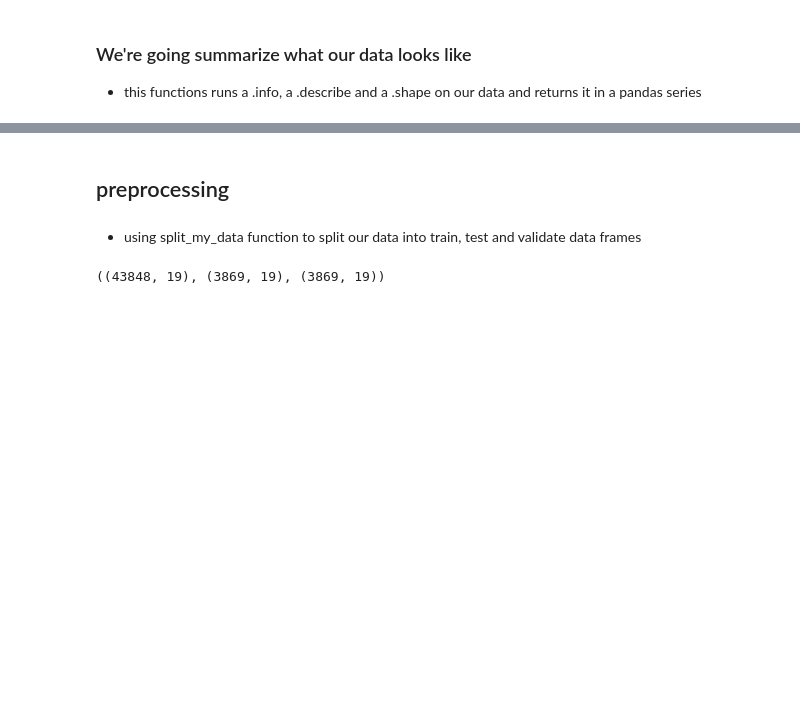
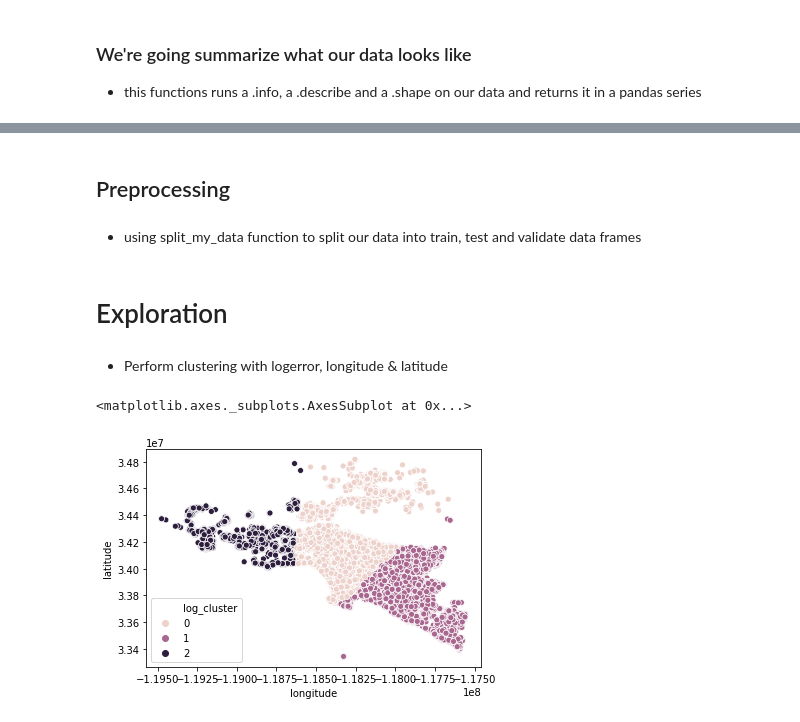
Before and after one commit to JD-Consulting/Zillow-Clustering, a Jupyter notebook: official_scratchpad.ipynb, the cells around one changed output, grey strips where cells are left out. Cells and saved outputs as stored; diff of their text form; code cells hidden in the pictures; blank space fills up the shorter version.

```diff
--- a/official_scratchpad.ipynb
+++ b/official_scratchpad.ipynb
@@ -39,3 +44,5 @@ Data has been acquired
+# %%
+df = zillow_single_unit_prop(df)
 # %% [markdown]
 - our data_prep function removes any column missing 50% or more of their data as well as any row missing up to 75% of it's data (*We didn't want to waste time strategizing ways to accuratly sum up data missing over 50% of it's values*)
 # %%
@@ -104,5 +111,5 @@ df = create_county_cols(df)
 # %%
-cols = ['parcelid', 'regionidzip', 'regionidcity']
+cols = ['parcelid', 'regionidzip', 'regionidcity', 'LA', 'Ventura', 'Orange', 'fips', 'regionidcounty']
 df = change_data_to_object(df, cols)
 # %% [markdown]
 - using our change_data_to_int function to change the datatypes of *yearbuilt*, *latitude*, *longitude*, *lotsizesquarefeet*, *calculatedfinishedsquarefeet*, & *bedroomcnt* to change these datatypes from float's to integers to make the data more exclusive
@@ -135,10 +154,23 @@ Length: 52431, dtype: int64
 # %% [markdown]
-## preprocessing
+## Preprocessing
 # %% [markdown]
 - using split_my_data function to split our data into train, test and validate data frames
 # %%
 train, test, val = split_my_data(df, .15, .50)
-# %%
-train.shape, test.shape, val.shape
-# %% [output]
-((43848, 19), (3869, 19), (3869, 19))
+# %% [markdown]
+# Exploration
+# %% [markdown]
+- Perform clustering with logerror, longitude & latitude
+# %%
+X = train[['logerror', 'longitude', 'latitude']]
+
+kmeans = KMeans(n_clusters=3)
+kmeans.fit(X)
+kmeans.predict(X)
+
+train['log_cluster'] = kmeans.predict(X)
+# %%
+sns.scatterplot(x='longitude', y='latitude' , hue='log_cluster', data=train)
+# %% [output]
+<matplotlib.axes._subplots.AxesSubplot at 0x...>
+[figure, added]
```
Also changed, not shown: parts of 19 cells of this notebook, 3 other files.
